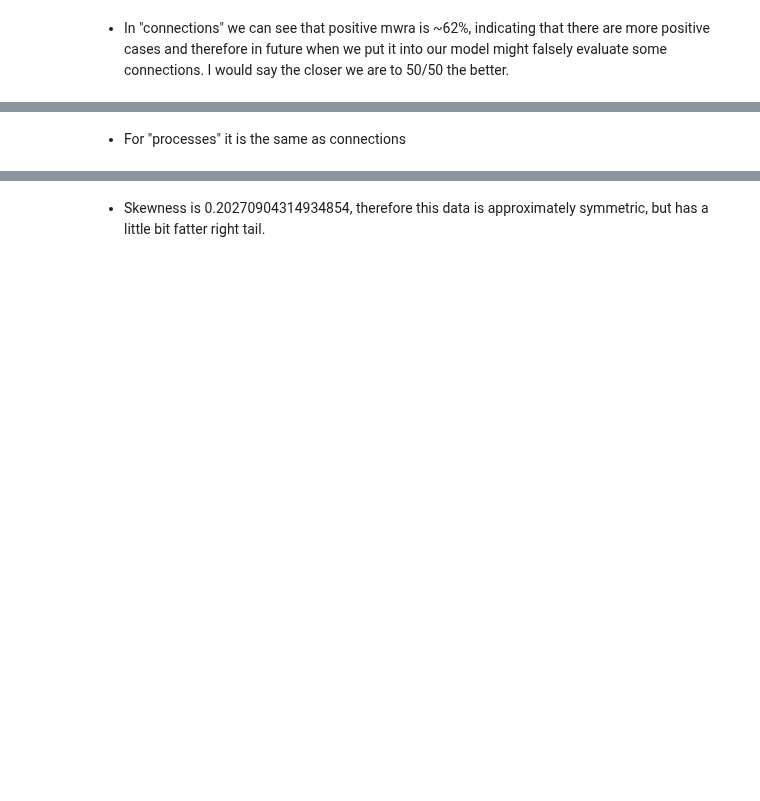
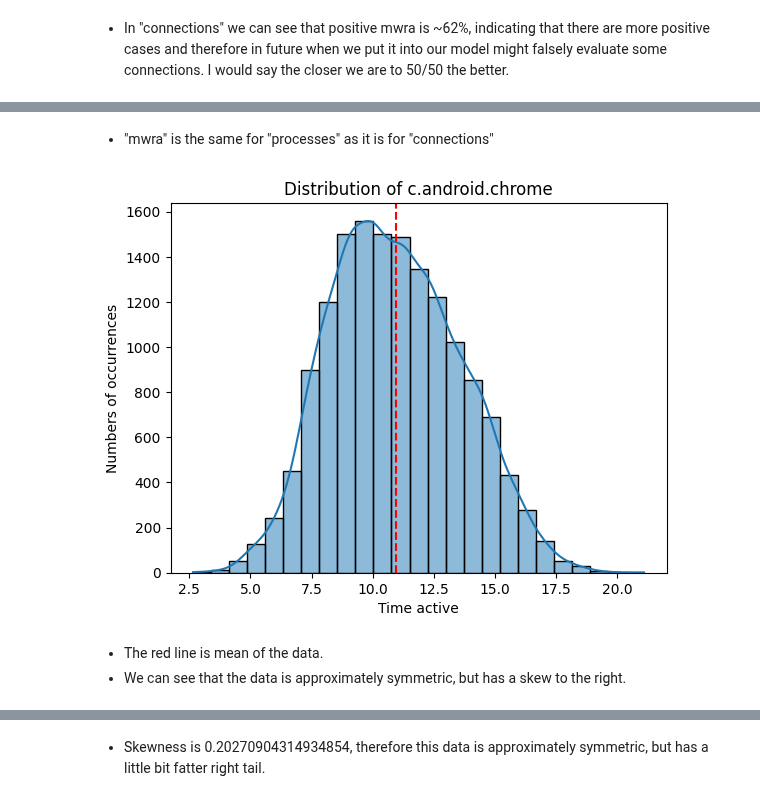
Before and after one commit to MBabiar/IAU-Project, a Jupyter notebook: src/main.ipynb, the cells around one changed output, grey strips where cells are left out. Cells and saved outputs as stored; diff of their text form; code cells hidden in the pictures; blank space fills up the shorter version.

```diff
--- a/src/main.ipynb
+++ b/src/main.ipynb
@@ -158,17 +356,21 @@ dataset["processes"]["mwra"].value_counts(normalize=True) * 100
 # %% [markdown]
--   For "processes" it is the same as connections
+-   "mwra" is the same for "processes" as it is for "connections"
 # %%
 chrome_data = dataset["connections"]["c.android.chrome"]
 
-mean_val = chrome_data.mean()
+chrome_mean = chrome_data.mean()
 
 sns.histplot(chrome_data, bins=25, kde=True)
-plt.axvline(mean_val, color="r", linestyle="--", label=f"Mean: {mean_val:.2f}")
-
+plt.axvline(chrome_mean, color="r", linestyle="--", label=f"Mean: {chrome_mean:.2f}")
 plt.title("Distribution of c.android.chrome")
 plt.xlabel("Time active")
 plt.ylabel("Numbers of occurrences")
 plt.show()
+# %% [output]
+[figure, added]
+# %% [markdown]
+-   The red line is mean of the data.
+-   We can see that the data is approximately symmetric, but has a skew to the right.
 # %%
 chrome_skew = skew(chrome_data)
 print(f"Skewness of c.android.chrome: {chrome_skew}")
```
Also changed, not shown: parts of 24 cells of this notebook.
